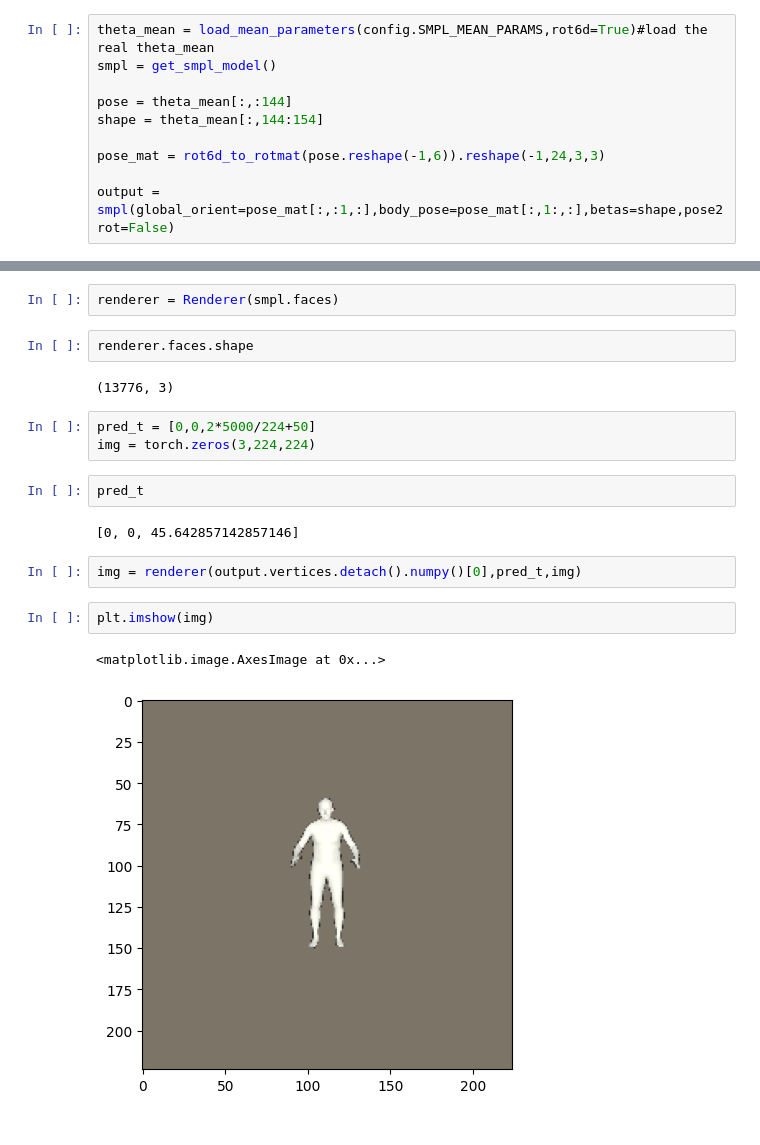
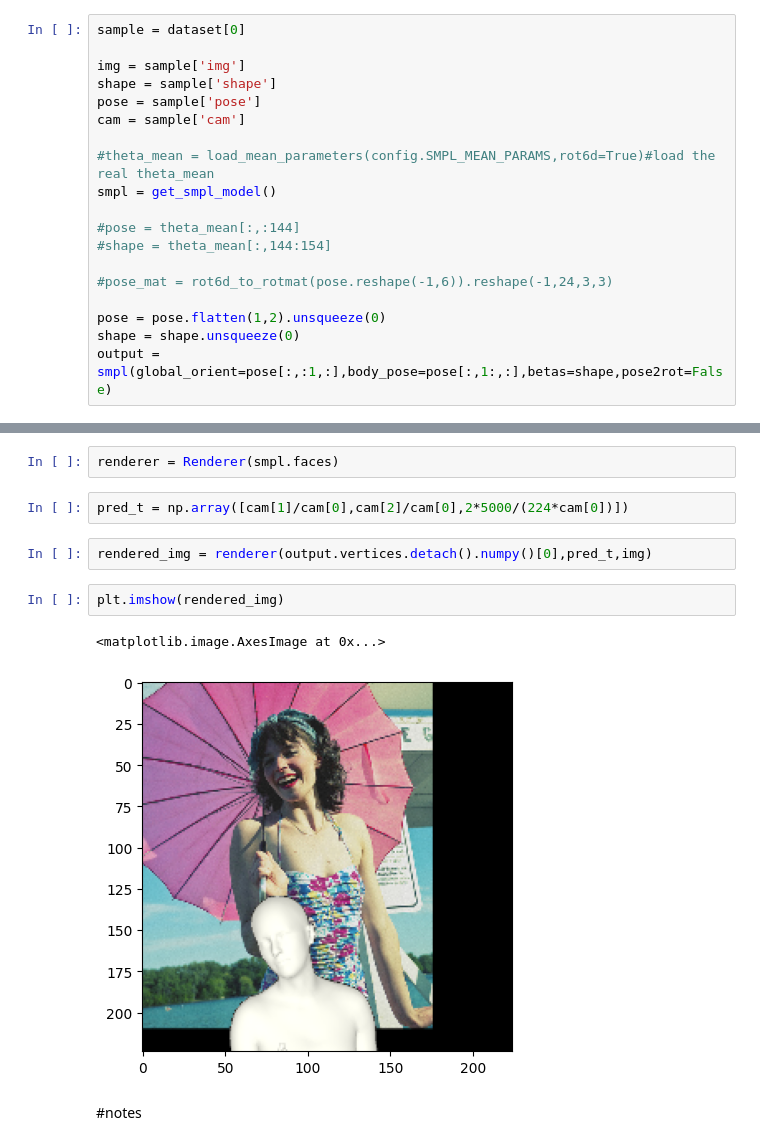
Before and after one commit to sspsk/thesis, a Jupyter notebook: notebooks/rendering.ipynb, the cells around one changed output, grey strips where cells are left out. Drawn from its saved outputs; the diff is of its cells as text.

```diff
--- a/notebooks/rendering.ipynb
+++ b/notebooks/rendering.ipynb
@@ -15,32 +18,34 @@ import matplotlib.pyplot as plt
 # %%
-theta_mean = load_mean_parameters(config.SMPL_MEAN_PARAMS,rot6d=True)#load the real theta_mean
+sample = dataset[0]
+
+img = sample['img']
+shape = sample['shape']
+pose = sample['pose']
+cam = sample['cam']
+
+#theta_mean = load_mean_parameters(config.SMPL_MEAN_PARAMS,rot6d=True)#load the real theta_mean
 smpl = get_smpl_model()
 
-pose = theta_mean[:,:144]
-shape = theta_mean[:,144:154]
+#pose = theta_mean[:,:144]
+#shape = theta_mean[:,144:154]
 
-pose_mat = rot6d_to_rotmat(pose.reshape(-1,6)).reshape(-1,24,3,3)
+#pose_mat = rot6d_to_rotmat(pose.reshape(-1,6)).reshape(-1,24,3,3)
 
-output = smpl(global_orient=pose_mat[:,:1,:],body_pose=pose_mat[:,1:,:],betas=shape,pose2rot=False)
+pose = pose.flatten(1,2).unsqueeze(0)
+shape = shape.unsqueeze(0)
+output = smpl(global_orient=pose[:,:1,:],body_pose=pose[:,1:,:],betas=shape,pose2rot=False)
 # %% [output]
 WARNING: You are using a SMPL model, with only 10 shape coefficients.
 # %%
 renderer = Renderer(smpl.faces)
-# %%
-renderer.faces.shape
-# %% [output]
-(13776, 3)
-# %%
-pred_t = [0,0,2*5000/224+50]
-img = torch.zeros(3,224,224)
-# %%
-pred_t
-# %% [output]
-[0, 0, 45.642857142857146]
+# %%
+pred_t = np.array([cam[1]/cam[0],cam[2]/cam[0],2*5000/(224*cam[0])])
 # %%
-img = renderer(output.vertices.detach().numpy()[0],pred_t,img)
+rendered_img = renderer(output.vertices.detach().numpy()[0],pred_t,img)
 # %%
-plt.imshow(img)
+plt.imshow(rendered_img)
 # %% [output]
 <matplotlib.image.AxesImage at 0x...>
-[figure, old version]
+[figure, new version]
+# %% [markdown]
+#notes
```
Also changed, not shown: parts of 2 cells of this notebook, 1 other file.
